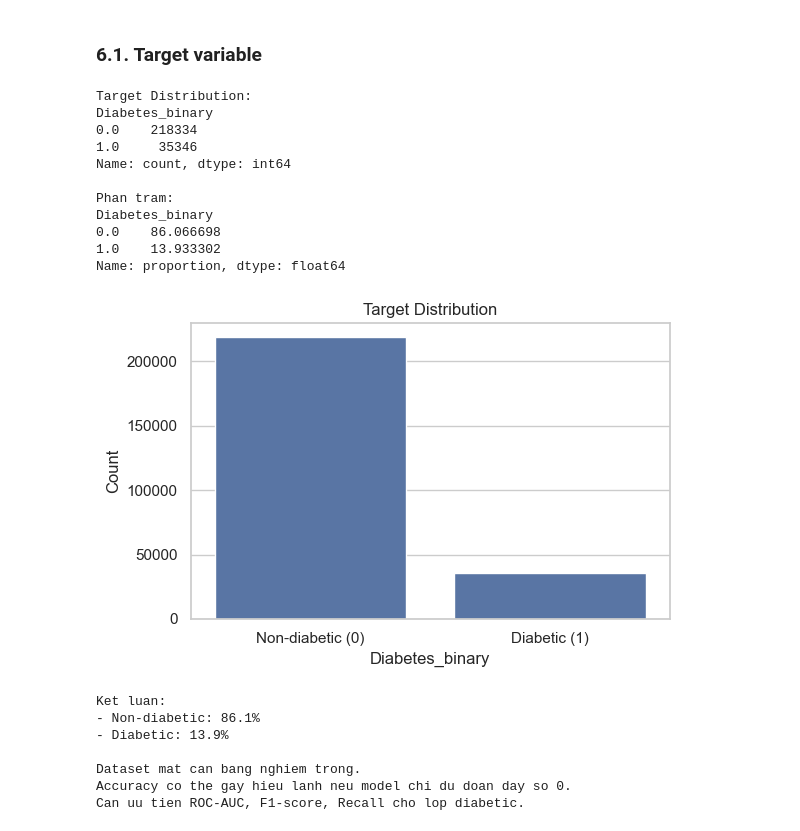
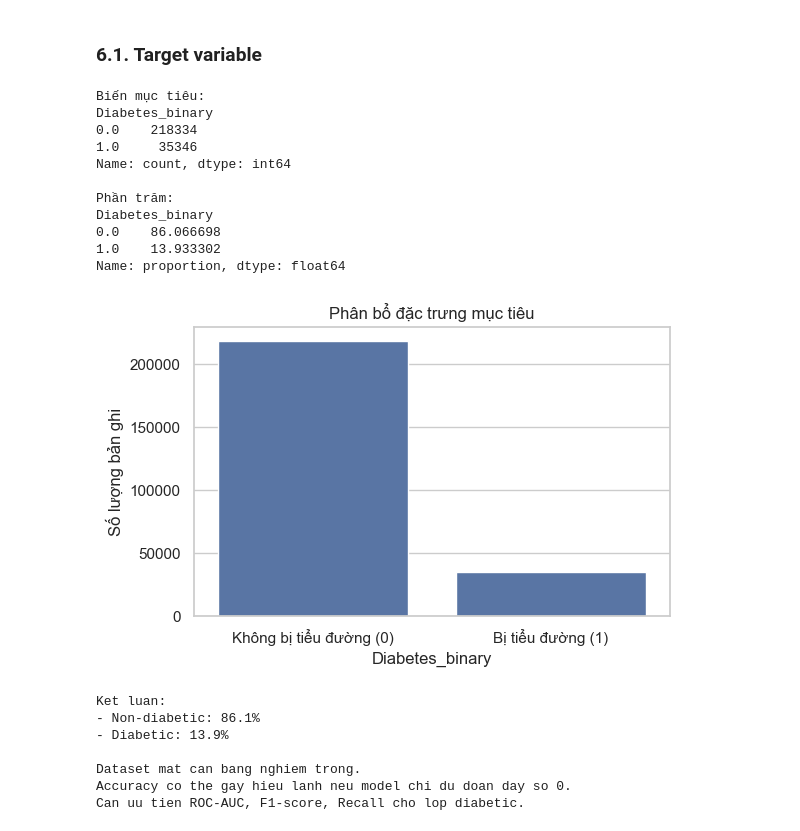
Before and after one commit to bngcVu/diabetes-classification-mining, a Jupyter notebook: notebooks/01_eda.ipynb, the cells around one changed output. Cells and saved outputs as stored; diff of their text form; code cells hidden in the pictures.

```diff
--- a/notebooks/01_eda.ipynb
+++ b/notebooks/01_eda.ipynb
@@ -164,18 +164,18 @@ Cac bien can chu y:
 # %% [markdown]
 ### 6.1. Target variable
 # %%
-print("Target Distribution:")
+print("Biến mục tiêu:")
 print(df["Diabetes_binary"].value_counts().sort_index())
-print("\nPhan tram:")
+print("\nPhần trăm:")
 print(df["Diabetes_binary"].value_counts(normalize=True) * 100)
 # %% [output]
-Target Distribution:
+Biến mục tiêu:
 Diabetes_binary
 0.0    218334
 1.0     35346
 Name: count, dtype: int64
 
-Phan tram:
+Phần trăm:
 Diabetes_binary
 0.0    86.066698
 1.0    13.933302
@@ -183,18 +183,17 @@ Name: proportion, dtype: float64
 # %%
 # Ve phan phoi target
 target_counts = df["Diabetes_binary"].value_counts().sort_index()
 
 plt.figure(figsize=(6, 4))
 sns.barplot(x=target_counts.index, y=target_counts.values)
-plt.title("Target Distribution")
-plt.xlabel("Diabetes_binary")
-plt.ylabel("Count")
-plt.xticks([0, 1], ["Non-diabetic (0)", "Diabetic (1)"])
+plt.title("Phân bổ đặc trưng mục tiêu")
+plt.ylabel("Số lượng bản ghi")
+plt.xticks([0, 1], ["Không bị tiểu đường (0)", "Bị tiểu đường (1)"])
 plt.tight_layout()
 plt.savefig(ROOT / "reports" / "figures" / "target_distribution.png", dpi=150)
 plt.show()
 # %% [output]
-[figure, old version]
+[figure, new version]
 # %%
 # Nhan xet mat can bang lop
 non_diabetic_pct = (df["Diabetes_binary"] == 0).mean() * 100
```
Also changed, not shown: parts of 1 cell of this notebook, 3 other files.
